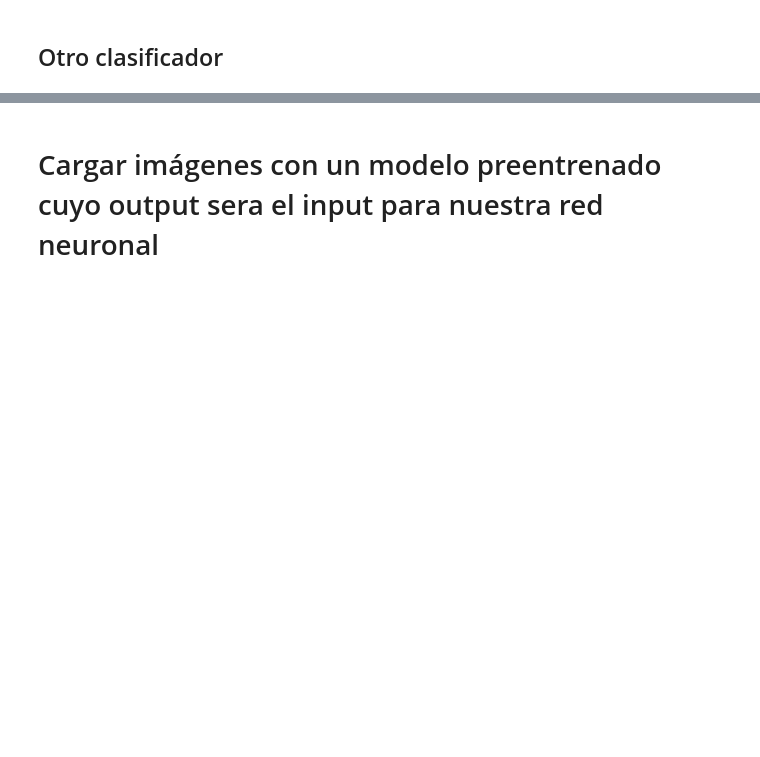
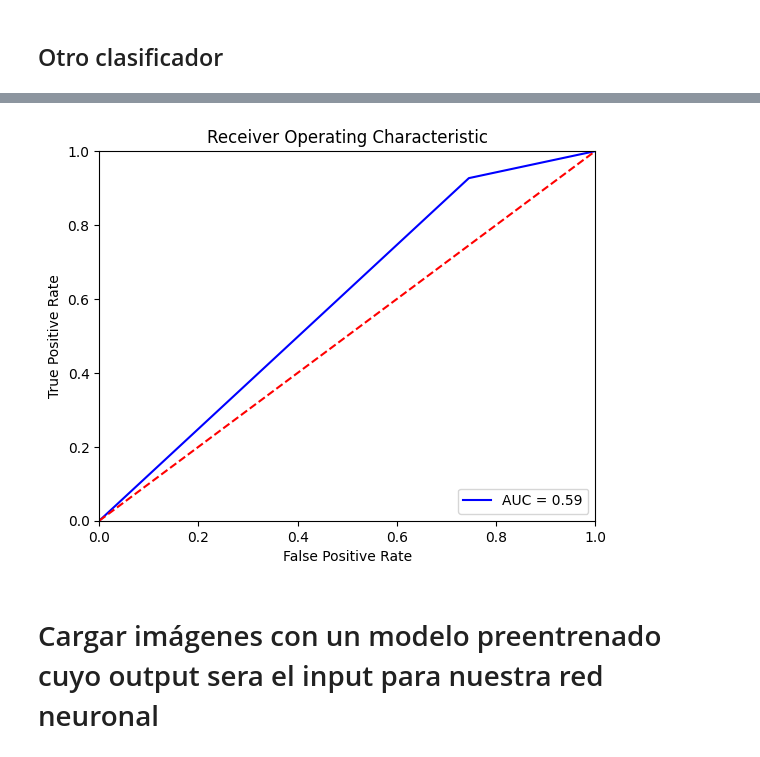
Before and after one commit to AlvarooGm/TFM, a Jupyter notebook: TFM.ipynb, the cells around one changed output, grey strips where cells are left out. Cells and saved outputs as stored; diff of their text form; code cells hidden in the pictures; blank space fills up the shorter version.

```diff
--- a/TFM.ipynb
+++ b/TFM.ipynb
@@ -745,6 +722,7 @@ plt.show()
 # %% [markdown]
 ## Otro clasificador
 # %%
+targets=targets.ravel()
 x_train, x_test, y_train, y_test = train_test_split(images, targets, test_size=0.2, random_state=5)
 # %%
 param_grid = {'n_estimators': [150],
@@ -770,0 +767,7 @@ print(grid.best_estimator_)
+# %%
+DT = DecisionTreeClassifier(max_depth=10, min_samples_leaf=10, min_samples_split=4, random_state=125)
+DT.fit(x_train, y_train)
+acierto_entrenamiento = DT.score(x_train, y_train)
+acierto_test = DT.score(x_test, y_test)
+print("Acierto en el conjunto de entrenamiento: {0:.2f}%".format(acierto_entrenamiento*100.))
+print("Acierto en el conjunto de test: {0:.2f}%".format(acierto_test*100.))
@@ -770,0 +787,7 @@ print(grid.best_estimator_)
+# %%
+predictions = DT.predict(x_test)
+y_predics = (predictions > 0.5).astype('int32')
+
+
+print(confusion_matrix(y_test, y_predics))
+print(classification_report(y_test, y_predics))
@@ -771,3 +805,21 @@ print(grid.best_estimator_)
+# %%
+fpr, tpr, umbrales = metrics.roc_curve(y_test,y_predics)
+# tn, fp, fn, tp = matrix.ravel()
+# tpr = tp / (tp + fn)
+# fpr = fp / (fp + tn)
+roc = metrics.roc_auc_score(y_test,y_predics)
+# %%
+plt.title('Receiver Operating Characteristic')
+plt.plot(fpr, tpr, 'b', label = 'AUC = %0.2f' % roc)
+plt.legend(loc = 'lower right')
+plt.plot([0, 1], [0, 1],'r--')
+plt.xlim([0, 1])
+plt.ylim([0, 1])
+plt.ylabel('True Positive Rate')
+plt.xlabel('False Positive Rate')
+plt.show()
+# %% [output]
+[figure, added]
 # %% [markdown]
 # Cargar imágenes con un modelo preentrenado cuyo output sera el input para nuestra red neuronal
 # %%
```
Also changed, not shown: parts of 40 cells of this notebook.
